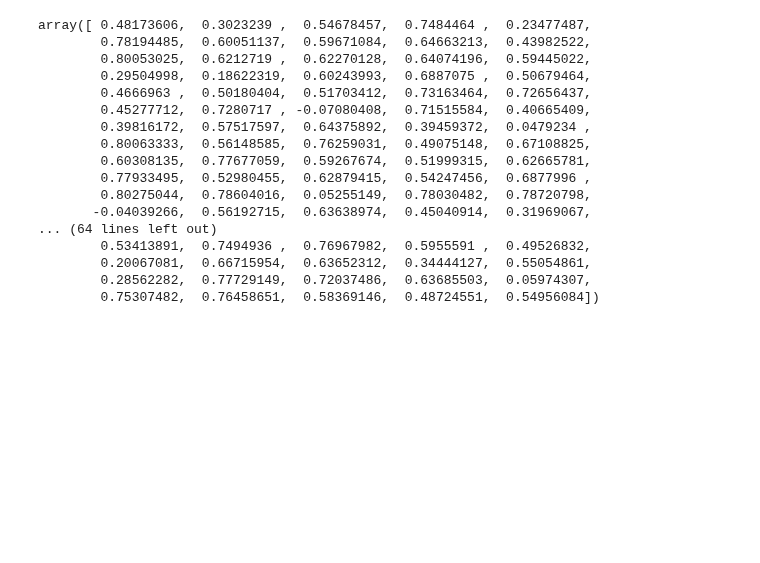
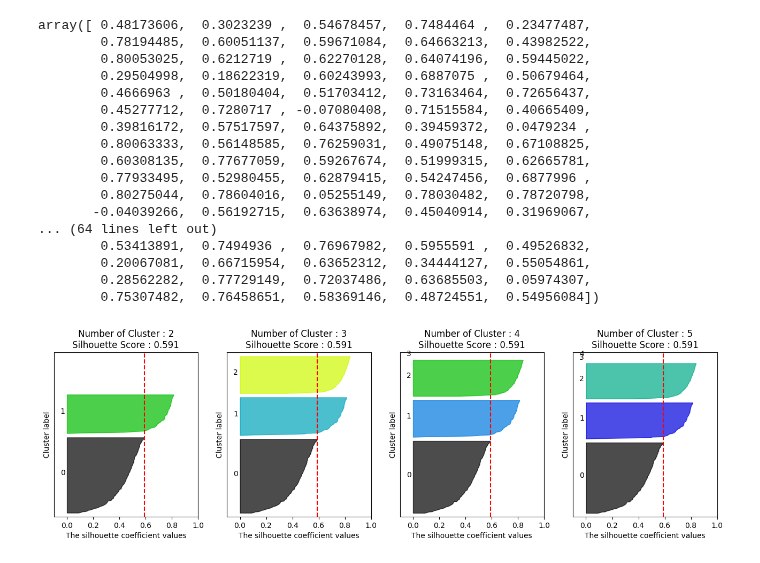
Before and after one commit to kimsierra/vscode, a Jupyter notebook: 2024/ML/MeanShift.ipynb, the cells around one changed output. Cells and saved outputs as stored; diff of their text form; code cells hidden in the pictures; blank space fills up the shorter version.

```diff
--- a/2024/ML/MeanShift.ipynb
+++ b/2024/ML/MeanShift.ipynb
@@ -101,3 +101,48 @@ array([ 0.48173606,  0.3023239 ,  0.54678457,  0.7484464 ,  0.23477487,
         0.75307482,  0.76458651,  0.58369146,  0.48724551,  0.54956084])
 # %%
 score= silhouette_score(X_stretched,labels)
+# %%
+import matplotlib.pyplot as plt
+import matplotlib.cm as cm
+import math
+
+def visualize_silhouette(cluster_lists, X_features) :
+    n_cols = len(cluster_lists)
+
+    fig, axs = plt.subplots(figsize=(4*n_cols, 4), nrows = 1, ncols=n_cols)
+
+    for ind, n_cluster in enumerate(cluster_lists) :
+        meanshift = MeanShift(bandwidth=2.7)
+        cluster_labels = meanshift.fit_predict(X_features)
+
+        sil_avg = silhouette_score(X_features, cluster_labels)
+        sil_values = silhouette_samples(X_features, cluster_labels)
+
+        y_lower = 10
+        axs[ind].set_title('Number of Cluster : ' + str(n_cluster) + '\n'
+                           'Silhouette Score : ' + str(round(sil_avg, 3)))
+        axs[ind].set_xlabel('The silhouette coefficient values')
+        axs[ind].set_ylabel('Cluster label')
+        axs[ind].set_xlim([-0.1, 1])
+        axs[ind].set_ylim([0, len(X_features) + (n_cluster + 1) * 10])
+        axs[ind].set_yticks([])
+        axs[ind].set_xticks([0, 0.2, 0.4, 0.6, 0.8, 1])
+
+        for i in range(n_cluster) :
+            ith_cluster_sil_values = sil_values[cluster_labels==i]
+            ith_cluster_sil_values.sort()
+
+            size_cluster_i = ith_cluster_sil_values.shape[0]
+            y_upper = y_lower + size_cluster_i
+
+            color = cm.nipy_spectral(float(i) / n_cluster)
+            axs[ind].fill_betweenx(np.arange(y_lower, y_upper), 0, ith_cluster_sil_values,
+                                   facecolor = color, edgecolor = color, alpha = 0.7)
+            axs[ind].text(-0.05, y_lower + 0.5 * size_cluster_i, str(i))
+            y_lower = y_upper + 10
+
+        axs[ind].axvline(x=sil_avg, color='red', linestyle = '--')
+# %%
+visualize_silhouette([2,3,4,5], X)
+# %% [output]
+[figure, added]
```
Also changed, not shown: parts of 10 cells of this notebook, 2 other files.
